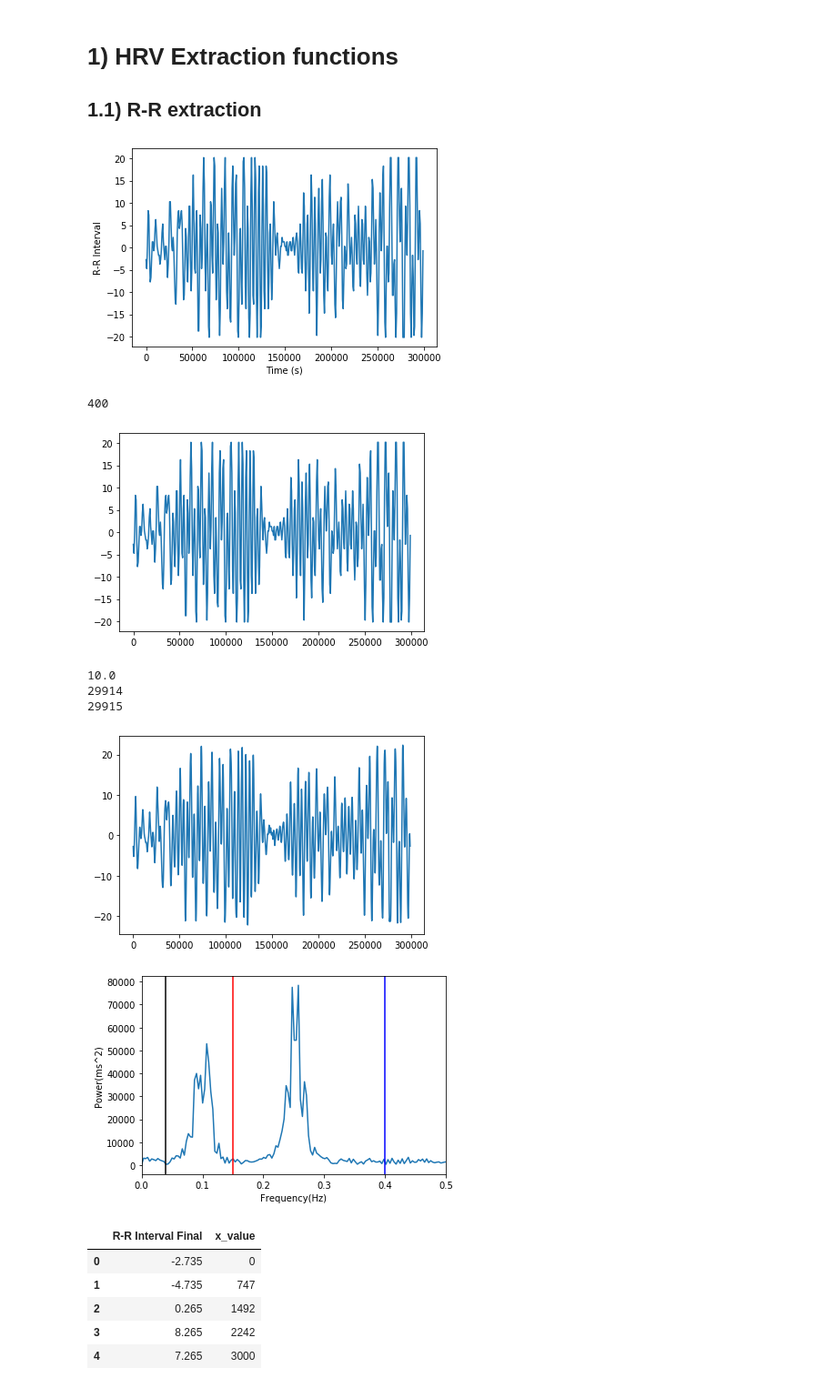
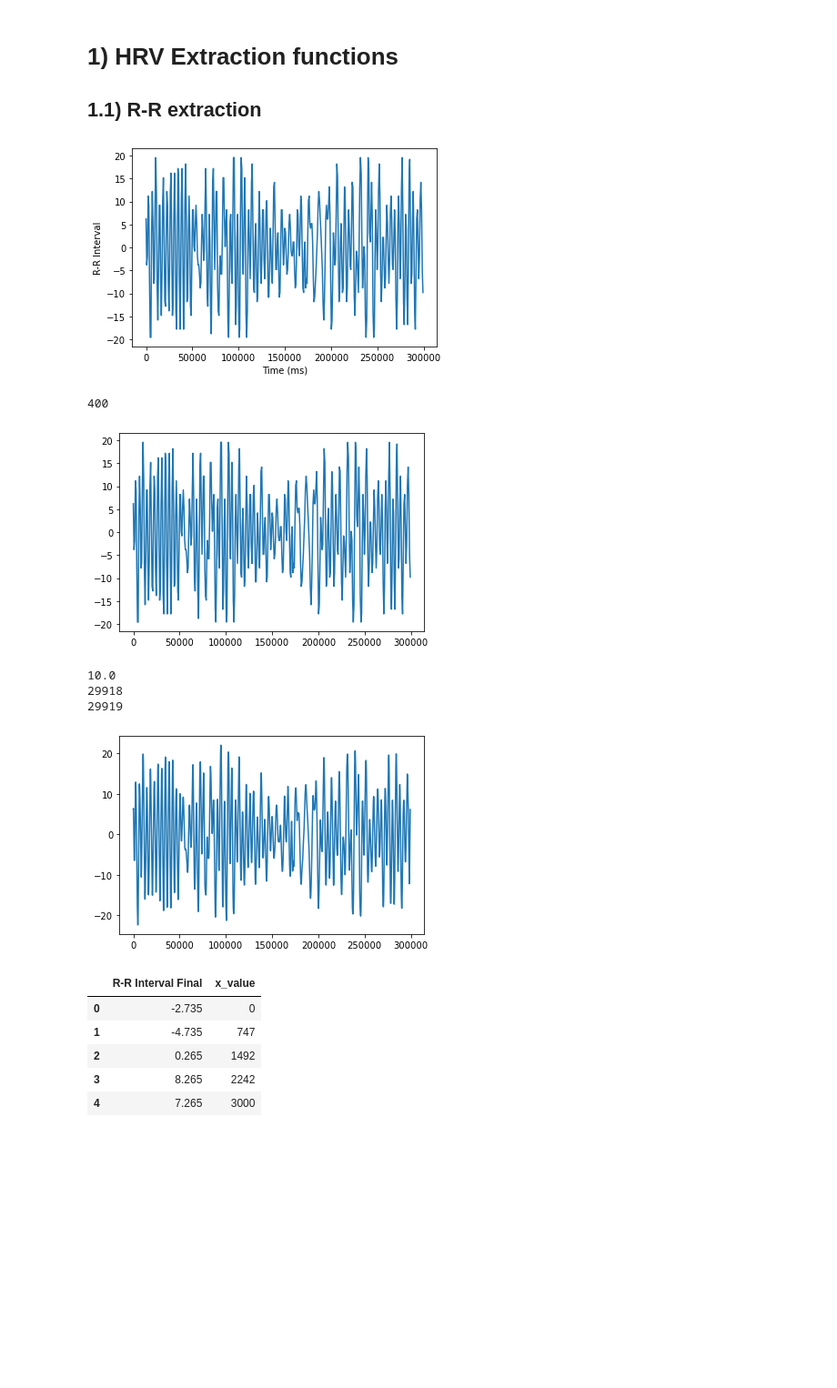
Before and after one commit to molbioeng/Molecool, a Jupyter notebook: 4.0-HRV_Extraction_Function.ipynb, the cells around one changed output. Shown at 91% size. Saved outputs shown, nothing was run; the diff lists cells and outputs as text; code cells hidden in the pictures; blank space fills up the shorter version.

Commit message:
resampled.head() updated the time axis function and combined rr function

```diff
--- a/4.0-HRV_Extraction_Function.ipynb
+++ b/4.0-HRV_Extraction_Function.ipynb
@@ -25,9 +28,9 @@ from scipy.interpolate import interp1d
 def RR_calculator(peaks):
 
     #Defining and initializing data structures
-    x_values = peaks['x_values'] #.values #Taking the x values of the peaks and putting them in an array
+    x_values = peaks['x_values'].values #Taking the x values of the peaks and putting them in an array
     RR = []                            #Creating an array to the store the corresponding R_R intervals
-    RR_data = pd.DataFrame(columns=['x_value','R-R Interval Raw', 'R-R Interval Final']) #Creating a dataframe to store the R_R intervals along their position
+    RR_data = pd.DataFrame(columns=['x_values','R-R Interval Raw', 'R-R Interval Final']) #Creating a dataframe to store the R_R intervals along their position
 
     #R-R interval calculation
     for index, value in enumerate(x_values): # The for loop ends if the index values get bigger than the array itself.
@@ -36,7 +39,7 @@ def RR_calculator(peaks):
         diff = x_values[index+1]-x_values[index]
         RR.append(diff)
 
-    RR_data['x_value']= x_values[0:len(x_values)-1] #Storing the x values and the raw R-R intervals in the data frame
+    RR_data['x_values']= x_values[0:len(x_values)-1] #Storing the x values and the raw R-R intervals in the data frame
     RR_data['R-R Interval Raw']= RR
 
     #Processing the raw R-R interval data by removing the mean, applying a sliding window, and removing the outliers
@@ -73,7 +76,7 @@ def RR_calculator(peaks):
 
     #Plotting the final R_R interval vs x
     #time = bsnb.generate_time(hrv_data[0:100]) #The data is then plotted to reconstruct the signal.
-    plt.plot(RR_data['x_value'], RR_data['R-R Interval Final'])
+    plt.plot(RR_data['x_values'], RR_data['R-R Interval Final'])
     plt.xlabel('Time (ms)')
     plt.ylabel('R-R Interval')
     plt.show()
@@ -140,29 +91,28 @@ ecg80 = nk.ecg_simulate(duration=300, sampling_rate=1000, heart_rate=80) # No no
 # ecg100 = nk.ecg_simulate(duration=300, sampling_rate=1000, heart_rate=100) # No noise, HR:100
 # %%
 peaks = _filteringdet(ecg80,1000)
-RRData = _hrvreading(peaks)
-RRData.head()
-print(len(RRData))
+RR_data = RR_calculator(peaks)
+RR_data.head()
+print(len(RR_data))
 
-plt.plot(RRData['x_value'], RRData['R-R Interval Final'])
+plt.plot(RR_data['x_values'], RR_data['R-R Interval Final'])
 plt.show()
 
-resampled = _timeaxis(RRData, 100)
+resampled = resample(RR_data, 100)
 resampled.head()
-plt.plot(resampled['x_value'], resampled['R-R Interval Final'])
+plt.plot(resampled['x_values'], resampled['R-R Interval Final'])
 plt.show()
 
 
-ff = _fft(resampled, 100)
+#ff = _fft(resampled, 100)
 # %% [output]
-[figure, old version]
+[figure, new version]
 400
-[figure, old version]
+[figure, new version]
 10.0
-29914
-29915
+29918
+29919
-[figure, old version]
+[figure, new version]
-[figure, removed]
 # %%
 RRData.head()
 # %% [output]
```
Also changed, not shown: parts of 9 cells of this notebook.
